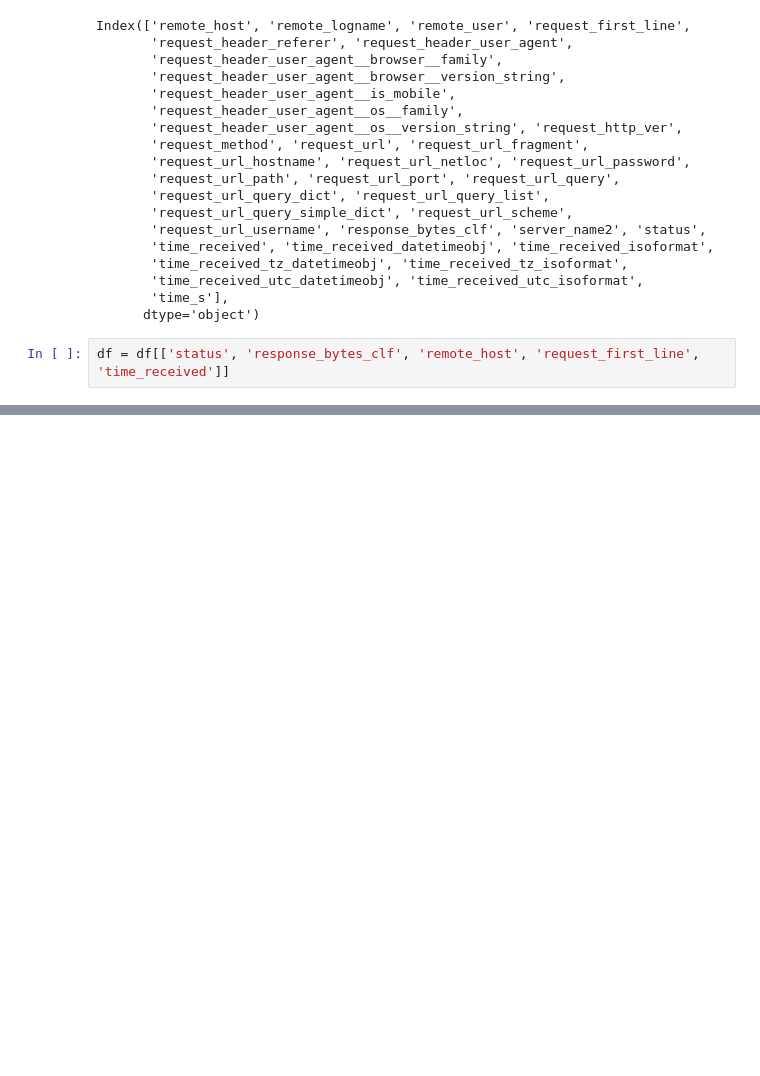
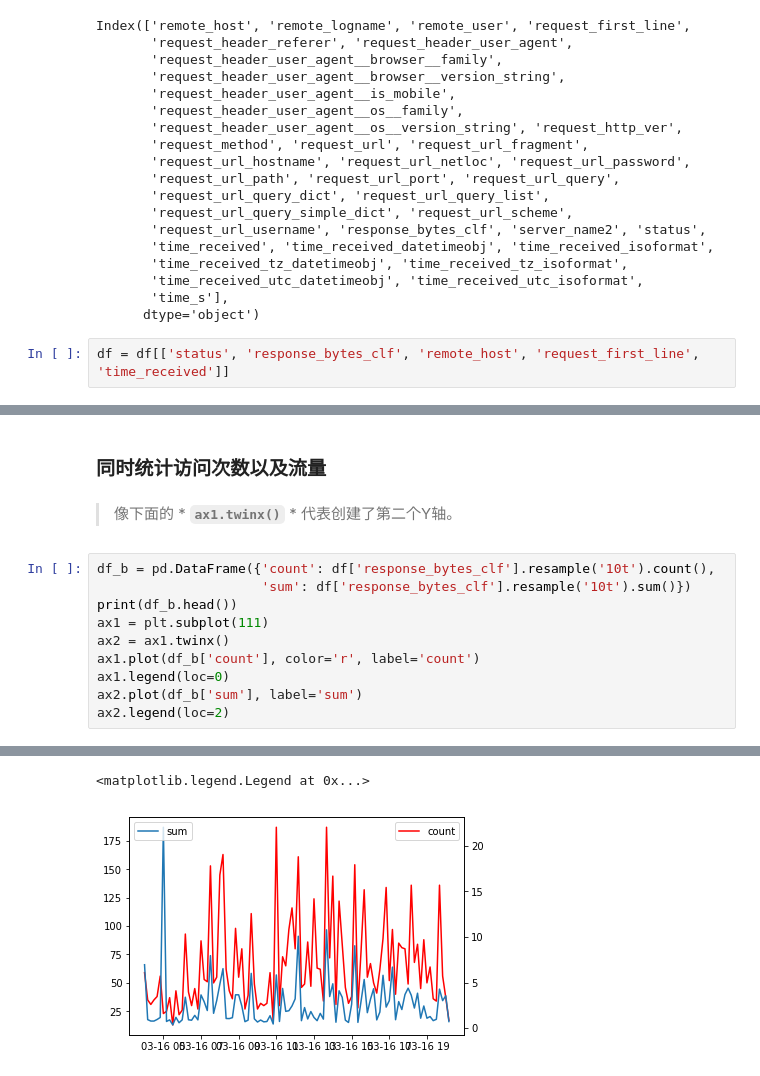
Before and after one commit to lqleon1214/data_analysis_test, a Jupyter notebook: chp11-Apache_log.ipynb, the cells around one changed output, grey strips where cells are left out. Drawn from its saved outputs; the diff is of its cells as text; blank space fills up the shorter version.

```diff
--- a/chp11-Apache_log.ipynb
+++ b/chp11-Apache_log.ipynb
@@ -119,0 +237,15 @@ df.head()
+# %% [markdown]
+### 同时统计访问次数以及流量
+# %% [markdown]
+> 像下面的 * **`ax1.twinx()`** * 代表创建了第二个Y轴。
+# %%
+df_b = pd.DataFrame({'count': df['response_bytes_clf'].resample('10t').count(),
+                     'sum': df['response_bytes_clf'].resample('10t').sum()})
+print(df_b.head())
+ax1 = plt.subplot(111)
+ax2 = ax1.twinx()
+ax1.plot(df_b['count'], color='r', label='count')
+ax1.legend(loc=0)
+ax2.plot(df_b['sum'], label='sum')
+ax2.legend(loc=2)
+# %% [output]
@@ -119,0 +259,2 @@ df.head()
+<matplotlib.legend.Legend at 0x...>
+[figure, added]
```
Also changed, not shown: parts of 74 cells of this notebook, 1 other file.
